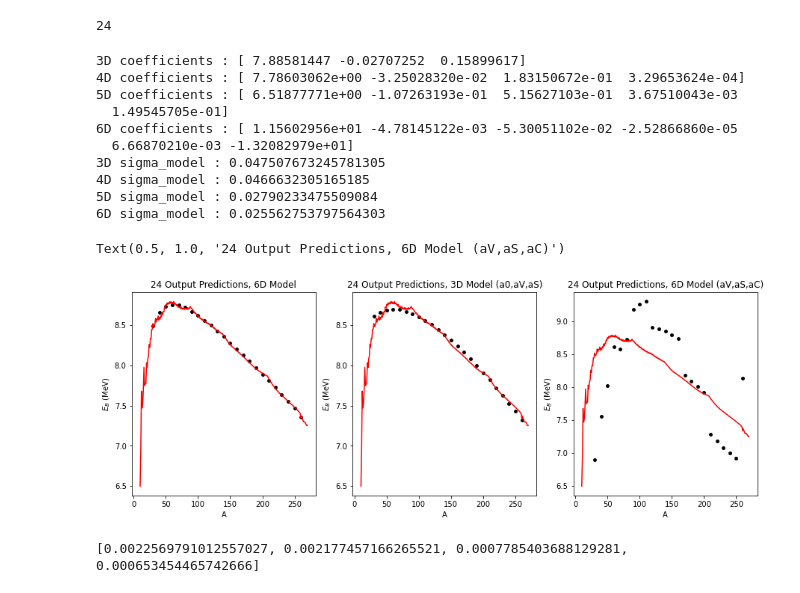
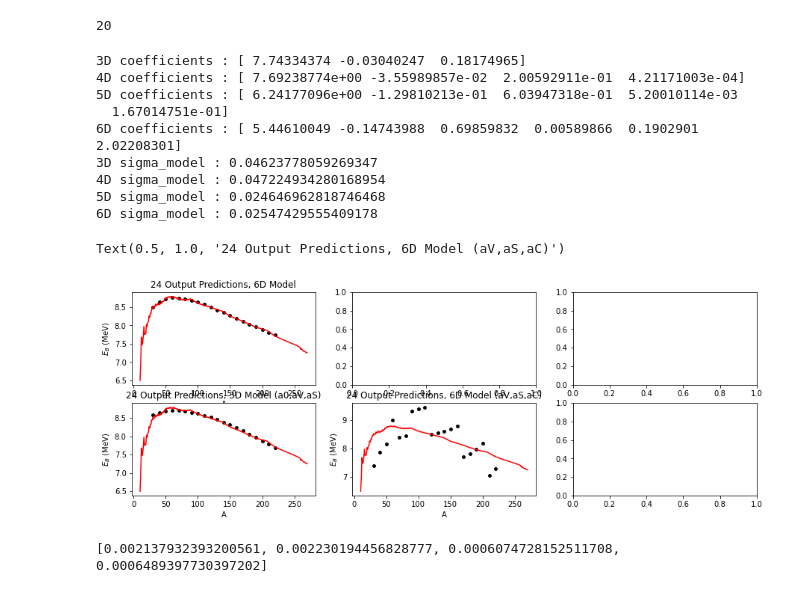
Before and after one commit to elliemay481/HistoryMatching, a Jupyter notebook: LiquidDropAnalytical.ipynb, the cells around one changed output. Drawn from its saved outputs; the diff is of its cells as text; code cells hidden in the pictures.

Commit message:
Fix 4D model

```diff
--- a/LiquidDropAnalytical.ipynb
+++ b/LiquidDropAnalytical.ipynb
@@ -63,7 +63,7 @@ Energies_unc0 = Masses['E_unc'].to_numpy()
 
 start = 20
 step = 10
-stop = 258
+stop = 218
 
 Energies = Energies0[start:stop:step]
 Energies_unc = Energies_unc0[start:stop:step]
@@ -73,7 +73,7 @@ N = N0[start:stop:step]
 
 print(len(A))
 # %% [output]
-24
+20
 # %%
 ndim = 6
 # %%
@@ -186,41 +186,40 @@ print('4D sigma_model : ' + str(pred_sigma_4d) )
 print('5D sigma_model : ' + str(pred_sigma_5d) )
 print('6D sigma_model : ' + str(pred_sigma_6d) )
 # %% [output]
-3D coefficients : [ 7.88581447 -0.02707252  0.15899617]
-4D coefficients : [ 7.78603062e+00 -3.25028320e-02  1.83150672e-01  3.29653624e-04]
-5D coefficients : [ 6.51877771e+00 -1.07263193e-01  5.15627103e-01  3.67510043e-03
-  1.49545705e-01]
-6D coefficients : [ 1.15602956e+01 -4.78145122e-03 -5.30051102e-02 -2.52866860e-05
-  6.66870210e-03 -1.32082979e+01]
-3D sigma_model : 0.047507673245781305
-4D sigma_model : 0.0466632305165185
-5D sigma_model : 0.02790233475509084
-6D sigma_model : 0.025562753797564303
+3D coefficients : [ 7.74334374 -0.03040247  0.18174965]
+4D coefficients : [ 7.69238774e+00 -3.55989857e-02  2.00592911e-01  4.21171003e-04]
+5D coefficients : [ 6.24177096e+00 -1.29810213e-01  6.03947318e-01  5.20010114e-03
+  1.67014751e-01]
+6D coefficients : [ 5.44610049 -0.14743988  0.69859832  0.00589866  0.1902901   2.02208301]
+3D sigma_model : 0.04623778059269347
+4D sigma_model : 0.047224934280168954
+5D sigma_model : 0.024646962818746468
+6D sigma_model : 0.02547429555409178
 # %%
 # check for most important active variables
 
 
-fig, (ax1,ax2,ax3) = plt.subplots(1,3,figsize=(15,5))
-ax1.scatter(A, preds_6d, color='black', s=15)
-ax1.plot(A0, Energies0, color='red')
-ax1.set_xlabel('A')
-ax1.set_ylabel(r'$E_{B}$ (MeV)')
-ax1.set_title('24 Output Predictions, 6D Model')
+fig, axes = plt.subplots(2,3,figsize=(15,5))
+axes[0,0].scatter(A, preds_6d, color='black', s=15)
+axes[0,0].plot(A0, Energies0, color='red')
+axes[0,0].set_xlabel('A')
+axes[0,0].set_ylabel(r'$E_{B}$ (MeV)')
+axes[0,0].set_title('24 Output Predictions, 6D Model')
 
-ax2.scatter(A, preds_3d, color='black', s=15)
-ax2.plot(A0, Energies0, color='red')
-ax2.set_xlabel('A')
-ax2.set_ylabel(r'$E_{B}$ (MeV)')
-ax2.set_title('24 Output Predictions, 3D Model (a0,aV,aS)')
+axes[1,0].scatter(A, preds_3d, color='black', s=15)
+axes[1,0].plot(A0, Energies0, color='red')
+axes[1,0].set_xlabel('A')
+axes[1,0].set_ylabel(r'$E_{B}$ (MeV)')
+axes[1,0].set_title('24 Output Predictions, 3D Model (a0,aV,aS)')
 
-ax3.scatter(A, preds_3d2, color='black', s=15)
-ax3.plot(A0, Energies0, color='red')
-ax3.set_xlabel('A')
-ax3.set_ylabel(r'$E_{B}$ (MeV)')
-ax3.set_title('24 Output Predictions, 6D Model (aV,aS,aC)')
+axes[1,1].scatter(A, preds_3d2, color='black', s=15)
+axes[1,1].plot(A0, Energies0, color='red')
+axes[1,1].set_xlabel('A')
+axes[1,1].set_ylabel(r'$E_{B}$ (MeV)')
+axes[1,1].set_title('24 Output Predictions, 6D Model (aV,aS,aC)')
 # %% [output]
 Text(0.5, 1.0, '24 Output Predictions, 6D Model (aV,aS,aC)')
-[figure, old version]
+[figure, new version]
 # %%
 variances = []
 for i in range(4):
@@ -228,7 +227,7 @@ for i in range(4):
 
 print(variances)
 # %% [output]
-[0.0022569791012557027, 0.002177457166265521, 0.0007785403688129281, 0.000653454465742666]
+[0.002137932393200561, 0.002230194456828777, 0.0006074728152511708, 0.0006489397730397202]
 # %%
 def A_matrix(X_d, variance):
     for i in range(X_d.shape[0]):
```
Also changed, not shown: parts of 4 cells of this notebook, 24 other files.
